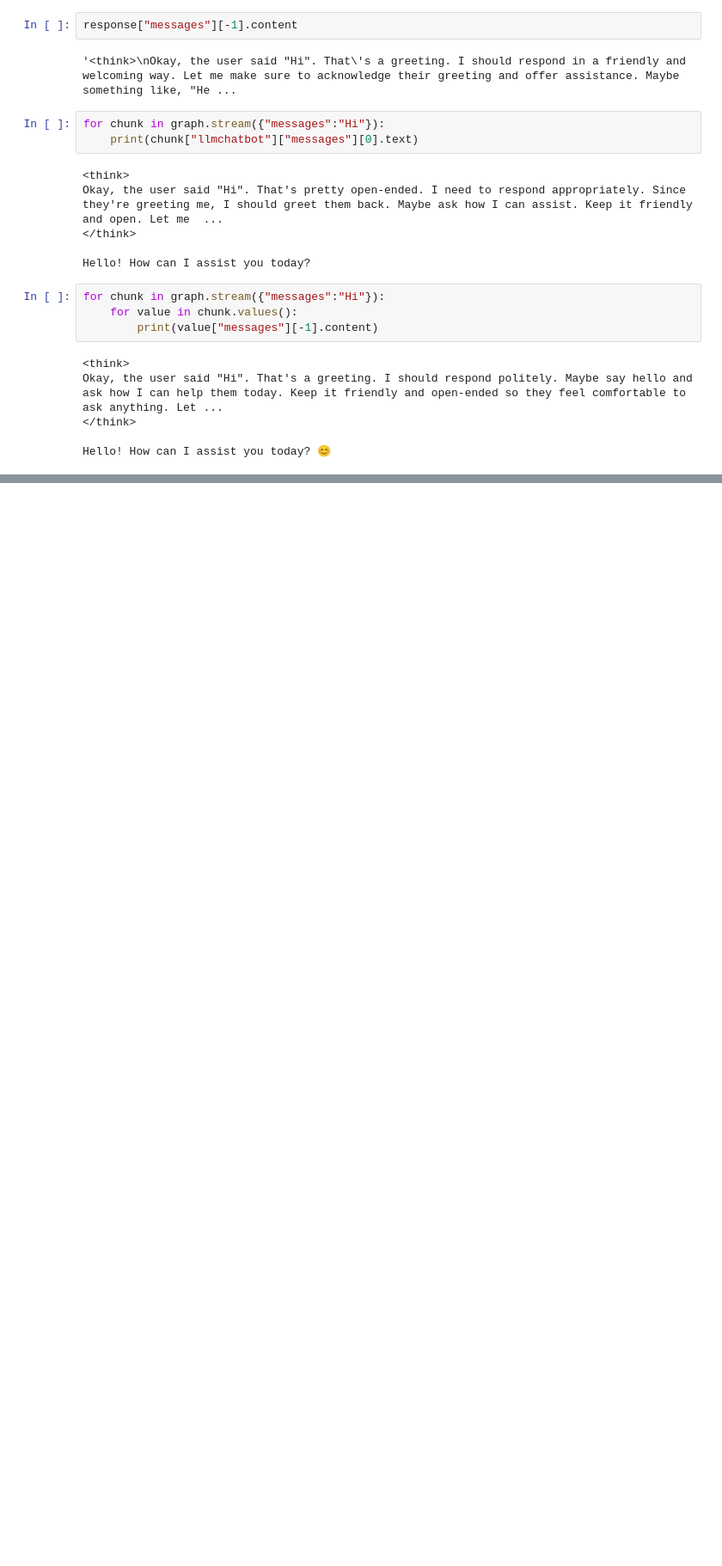
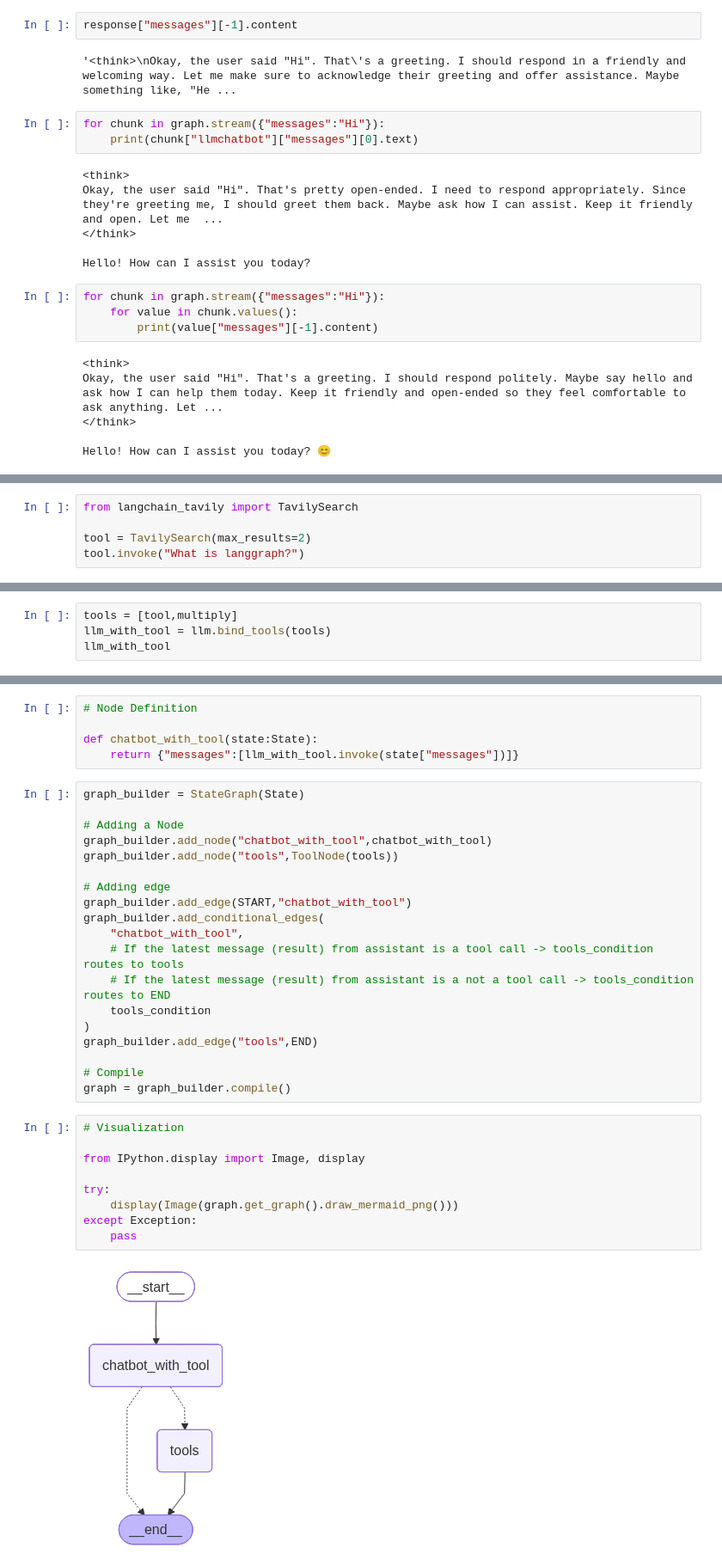
Before and after one commit to KamranRizvi265/krish_naik_langgraph, a Jupyter notebook: 1-BasicChatbot/1-basicchatbot.ipynb, the cells around one changed output, grey strips where cells are left out. Shown at 86% size. Drawn from its saved outputs; the diff is of its cells as text; blank space fills up the shorter version.

Commit message:
Learn basic chatbot with tools

```diff
--- a/1-BasicChatbot/1-basicchatbot.ipynb
+++ b/1-BasicChatbot/1-basicchatbot.ipynb
@@ -87,0 +97,5 @@ Hello! How can I assist you today? 😊
+# %%
+from langchain_tavily import TavilySearch
+
+tool = TavilySearch(max_results=2)
+tool.invoke("What is langgraph?")
@@ -87,0 +133,4 @@ Hello! How can I assist you today? 😊
+# %%
+tools = [tool,multiply]
+llm_with_tool = llm.bind_tools(tools)
+llm_with_tool
@@ -87,0 +159,35 @@ Hello! How can I assist you today? 😊
+# %%
+# Node Definition
+
+def chatbot_with_tool(state:State):
+    return {"messages":[llm_with_tool.invoke(state["messages"])]}
+# %%
+graph_builder = StateGraph(State)
+
+# Adding a Node
+graph_builder.add_node("chatbot_with_tool",chatbot_with_tool)
+graph_builder.add_node("tools",ToolNode(tools))
+
+# Adding edge
+graph_builder.add_edge(START,"chatbot_with_tool")
+graph_builder.add_conditional_edges(
+    "chatbot_with_tool",
+    # If the latest message (result) from assistant is a tool call -> tools_condition routes to tools
+    # If the latest message (result) from assistant is a not a tool call -> tools_condition routes to END
+    tools_condition
+)
+graph_builder.add_edge("tools",END)
+
+# Compile
+graph = graph_builder.compile()
+# %%
+# Visualization
+
+from IPython.display import Image, display
+
+try:
+    display(Image(graph.get_graph().draw_mermaid_png()))
+except Exception:
+    pass
+# %% [output]
+[figure, added]
```
Also changed, not shown: parts of 10 cells of this notebook, 2 other files.
